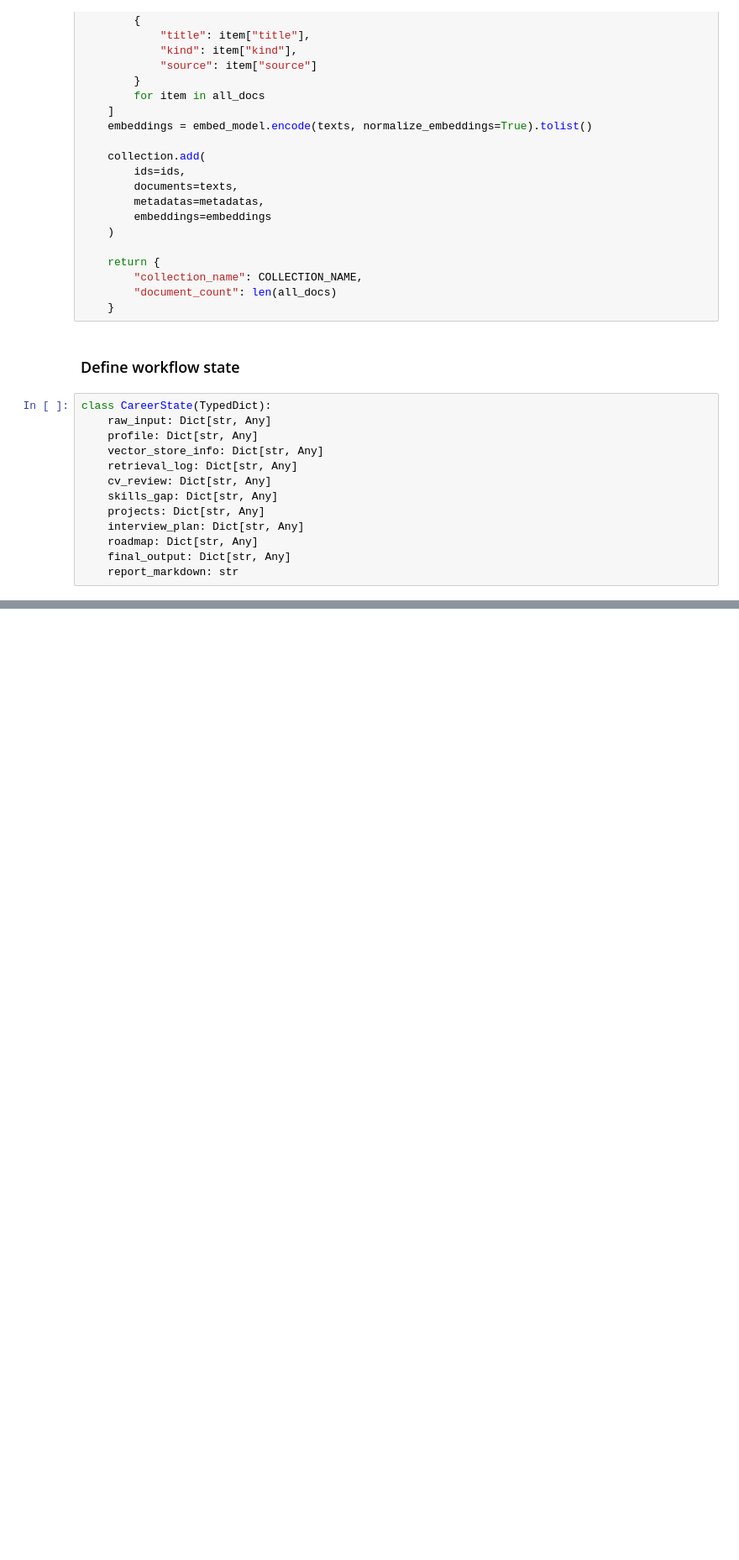
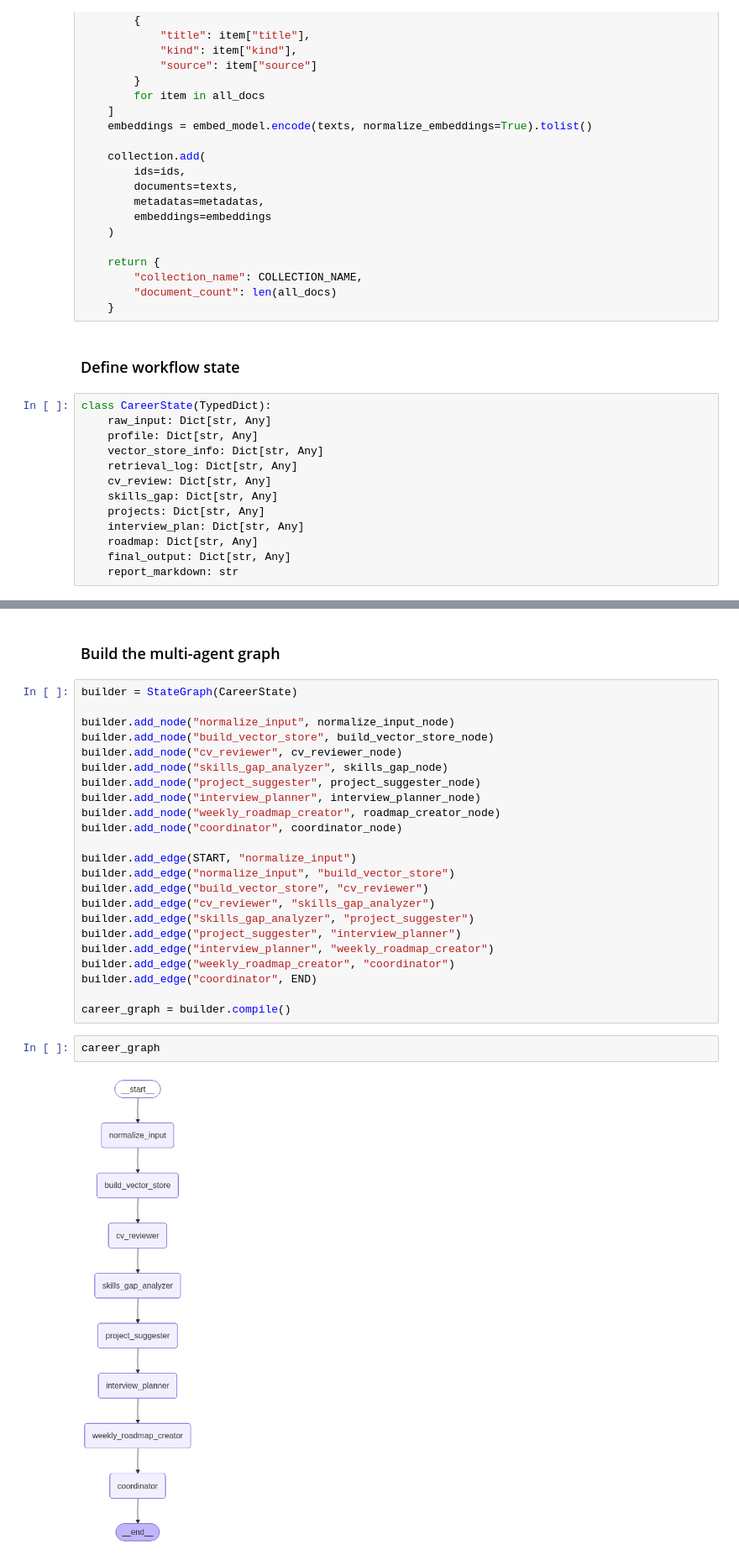
Before and after one commit to mdmohsin212/Generative-AI, a Jupyter notebook: Multi-Agent Career Assistant/Multi-Agent.ipynb, the cells around one changed output, grey strips where cells are left out. Shown at 84% size. Drawn from its saved outputs; the diff is of its cells as text; blank space fills up the shorter version.

Commit message:
Build the multi-agent graph

```diff
--- a/Multi-Agent Career Assistant/Multi-Agent.ipynb
+++ b/Multi-Agent Career Assistant/Multi-Agent.ipynb
@@ -546,0 +816,29 @@ class CareerState(TypedDict):
+# %% [markdown]
+### Build the multi-agent graph
+# %%
+builder = StateGraph(CareerState)
+
+builder.add_node("normalize_input", normalize_input_node)
+builder.add_node("build_vector_store", build_vector_store_node)
+builder.add_node("cv_reviewer", cv_reviewer_node)
+builder.add_node("skills_gap_analyzer", skills_gap_node)
+builder.add_node("project_suggester", project_suggester_node)
+builder.add_node("interview_planner", interview_planner_node)
+builder.add_node("weekly_roadmap_creator", roadmap_creator_node)
+builder.add_node("coordinator", coordinator_node)
+
+builder.add_edge(START, "normalize_input")
+builder.add_edge("normalize_input", "build_vector_store")
+builder.add_edge("build_vector_store", "cv_reviewer")
+builder.add_edge("cv_reviewer", "skills_gap_analyzer")
+builder.add_edge("skills_gap_analyzer", "project_suggester")
+builder.add_edge("project_suggester", "interview_planner")
+builder.add_edge("interview_planner", "weekly_roadmap_creator")
+builder.add_edge("weekly_roadmap_creator", "coordinator")
+builder.add_edge("coordinator", END)
+
+career_graph = builder.compile()
+# %%
+career_graph
+# %% [output]
+[figure, added]
```
Also changed, not shown: parts of 3 cells of this notebook.
